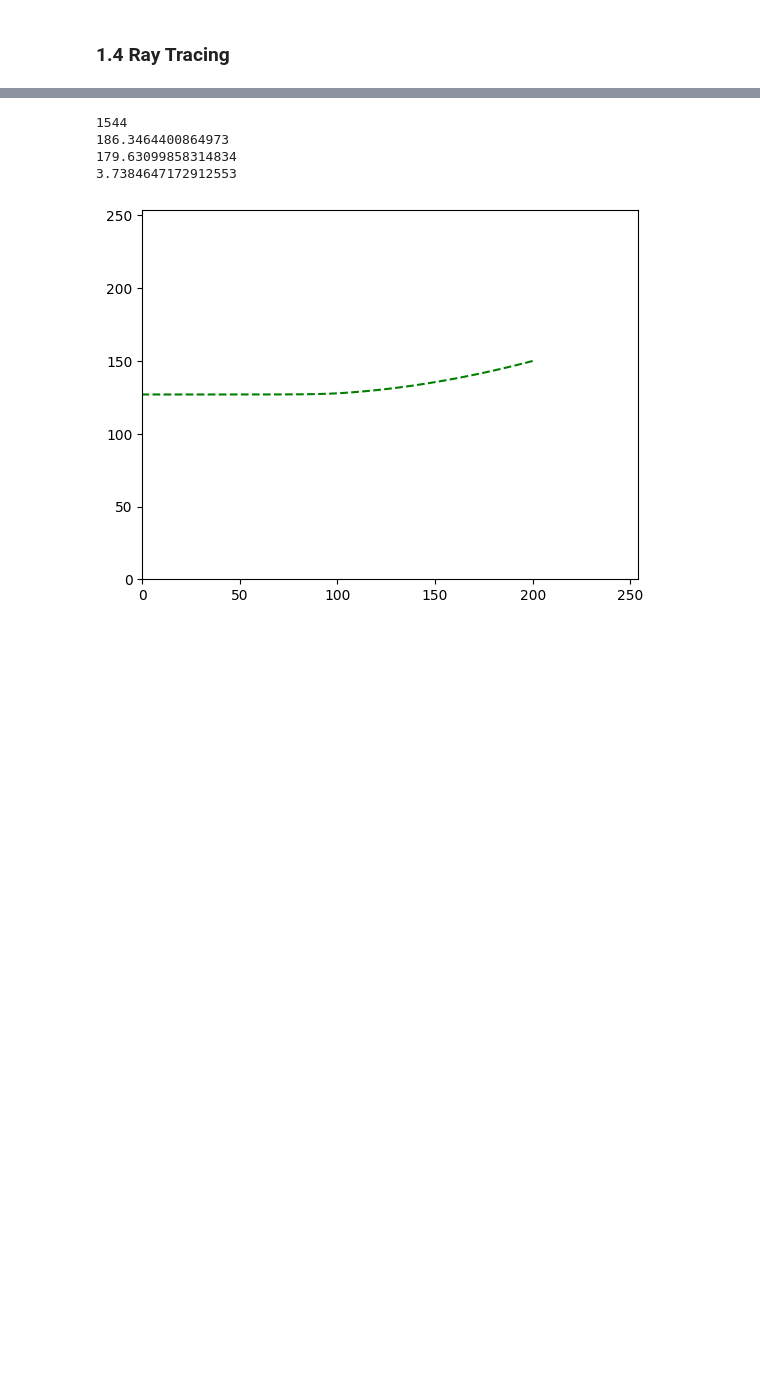
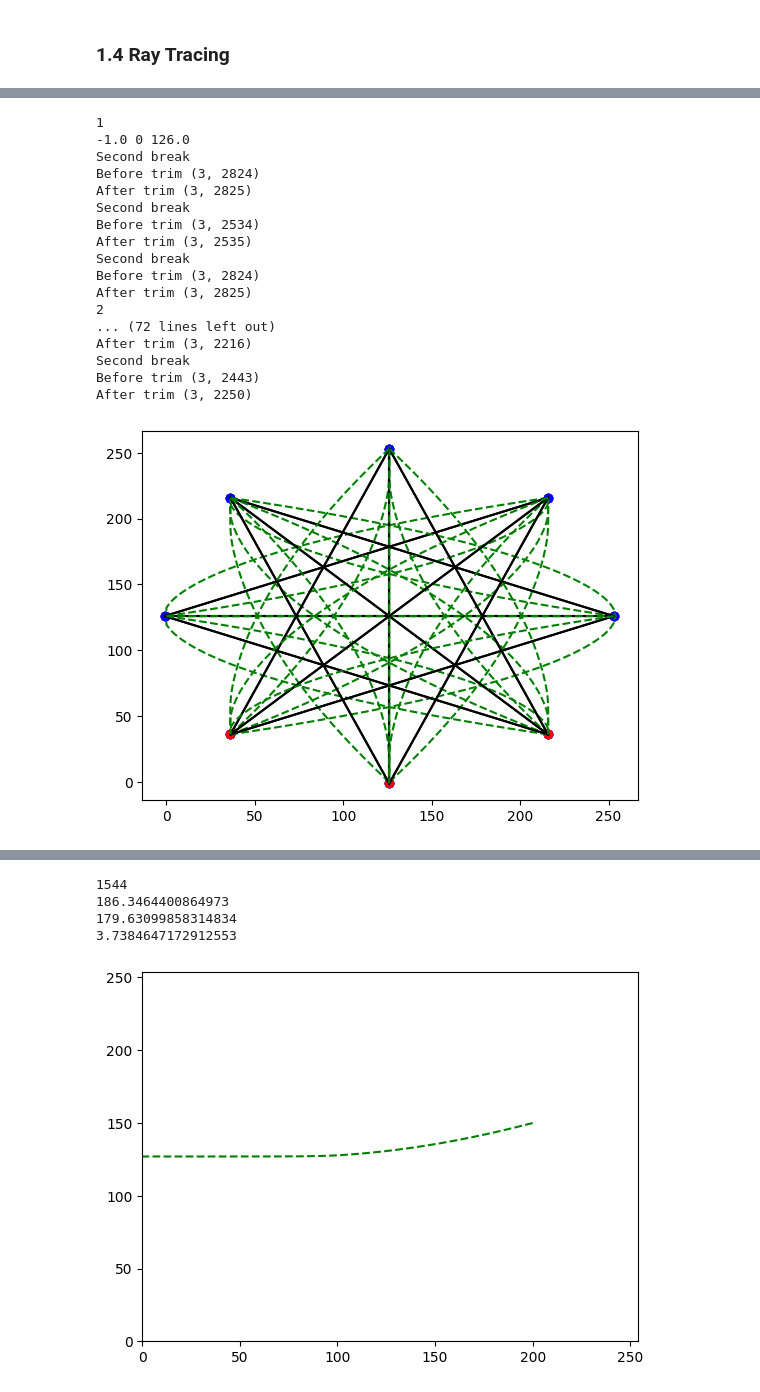
Before and after one commit to GGGiozzaG/Acoustic-Geomechanics, a Jupyter notebook: TestFastMarchingv1.ipynb, the cells around one changed output, grey strips where cells are left out. Drawn from its saved outputs; the diff is of its cells as text; code cells hidden in the pictures; blank space fills up the shorter version.

```diff
--- a/TestFastMarchingv1.ipynb
+++ b/TestFastMarchingv1.ipynb
@@ -210,0 +211,55 @@ After trim (3, 895)
+# %%
+indexes=[1,2,3,4,5,6,7,8]
+angles=[0,45,90,135,180,225,270,315]
+dels=[[7,6,2,1,0],[7,3,2,1,0],[4,3,2,1,0],[5,4,3,2,1],[6,5,4,3,2],[7,6,5,4,3],[7,6,5,4,0],[7,6,5,1,0]]
+sy=0
+ry=0
+sourcelist=np.zeros(8*3)
+reclist=np.zeros(8*3)
+pathlist=[]
+count=0
+for n, angle in enumerate(angles):
+  print(n+1)
+  angle_rad=angle*np.pi/180
+  sx=((nx/2)*(1-np.cos(angle_rad))-1)*d_size
+  sz=((nz/2)*(1+np.sin(angle_rad))-1)*d_size
+  print(sx, sy, sz)
+  plt.scatter(sx,sz, c='red')
+  t=fmm.eikonalvti(vz_3d.flatten(order='F'),vx_3d.flatten(order='F'),eta_3d.flatten(order='F'),xyz=np.array([sx,sy,sz]),ax=[0,d_size,nx],ay=[0,d_size,ny],az=[0,d_size,nz],order=1);
+  time_3d=t.reshape(nx,ny,nz,order='F');#first axis (vertical) is x, second is y, third is z
+  receivers=angles.copy()
+  recindex=indexes.copy()
+  for delelem in dels[n]:
+    del receivers[delelem]
+    del recindex[delelem]
+  for m, rec in enumerate(receivers):
+    sourcelist[count]=indexes[n]
+    reclist[count]=recindex[m]
+    rec_rad=rec*np.pi/180
+    rx=((nx/2)*(1-np.cos(rec_rad))-1)*d_size
+    rz=((nz/2)*(1+np.sin(rec_rad))-1)*d_size
+    plt.scatter(rx,rz, c='blue')
+    plt.plot([sx,rx],[sz,rz],'black')
+    path=fmm.ray3d(time_3d,source=[sx,sy,sz],receiver=[rx,ry,rz],trim=0.5,ax=[0,d_size,nx],ay=[0,d_size,ny],az=[0,d_size,nz])
+    pathlist.append(path)
+    count=count+1
+    plt.plot(path[0,:],path[2,:],'g--',markersize=20)
+# %% [output]
+1
+-1.0 0 126.0
+Second break
+Before trim (3, 2824)
+After trim (3, 2825)
+Second break
+Before trim (3, 2534)
+After trim (3, 2535)
+Second break
+Before trim (3, 2824)
+After trim (3, 2825)
+2
+... (72 lines left out)
+After trim (3, 2216)
+Second break
+Before trim (3, 2443)
+After trim (3, 2250)
+[figure, added]
```
Also changed, not shown: parts of 5 cells of this notebook.
